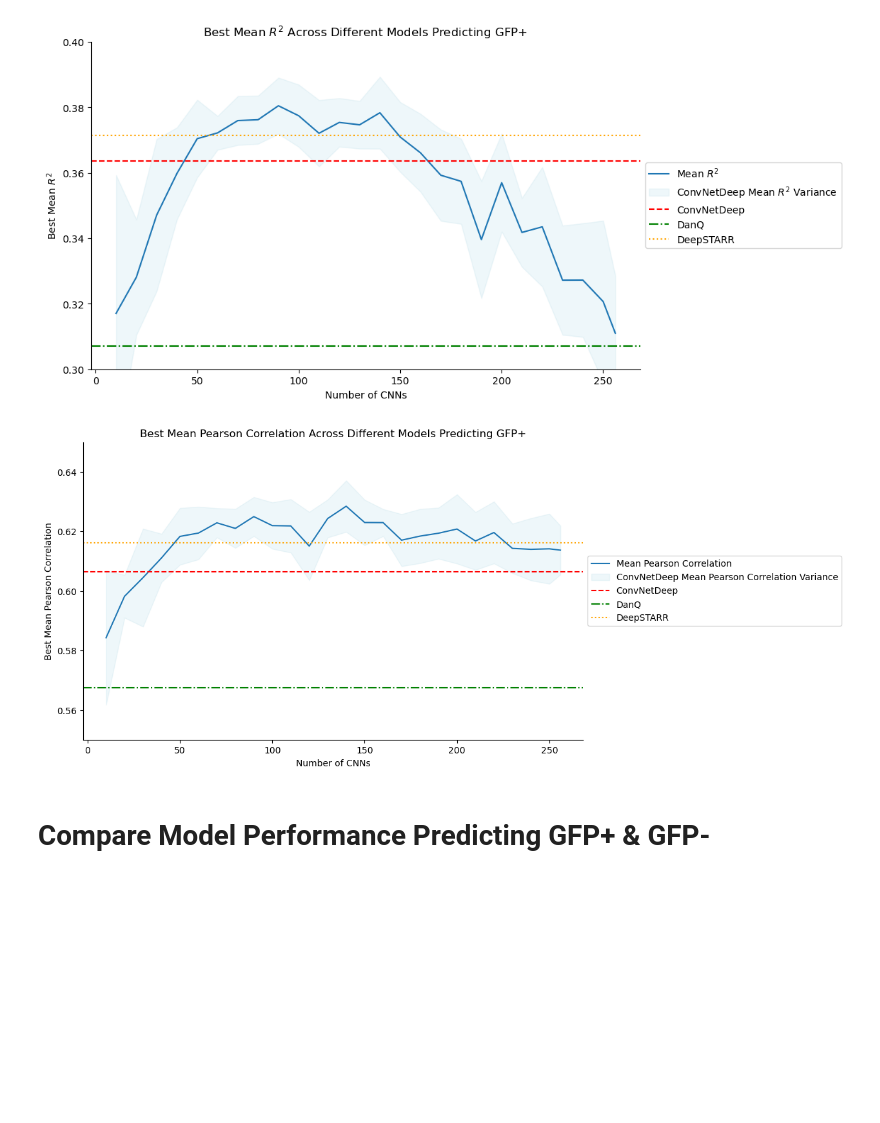
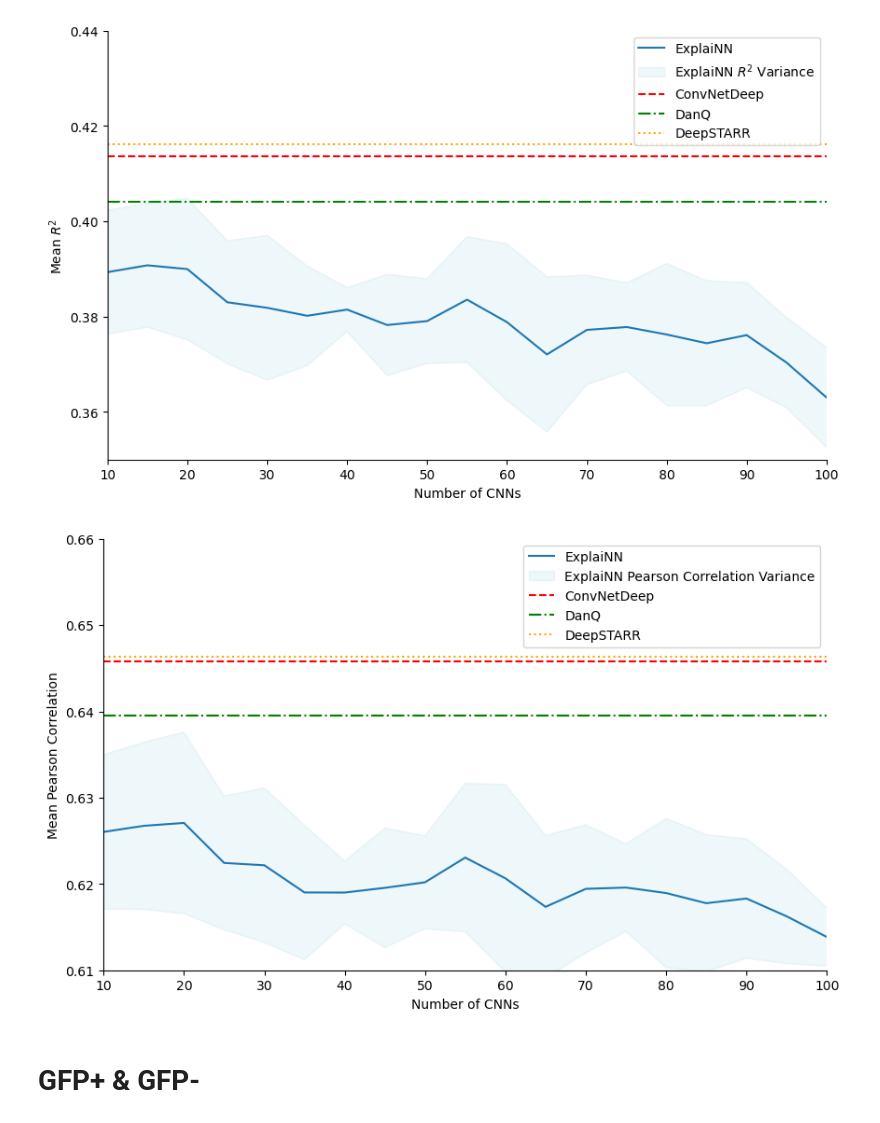
Before and after one commit to justinyutianji/Enhancer, a Jupyter notebook: Enhancer/visualization/Model_Performance_Comparison.ipynb, the cells around one changed output. Cells and saved outputs as stored; diff of their text form; code cells hidden in the pictures; blank space fills up the shorter version.

```diff
--- a/Enhancer/visualization/Model_Performance_Comparison.ipynb
+++ b/Enhancer/visualization/Model_Performance_Comparison.ipynb
@@ -18,5 +42,24 @@ Index(['Unnamed: 0', 'num_cnns', 'batch', 'lr', 'drop_out', 'seed', 'mse_p',
        'best_pearson_epoch', 'best_r2_epoch'],
       dtype='object')
+# %%
+# Function to calculate the highest mean r2_r for each num_cnns
+def calculate_highest_mean_explain(df, metric):
+    grouped = df.groupby(['num_cnns', 'batch', 'lr']).agg(mean_metric=(metric, 'mean')).reset_index()
+    return grouped.groupby('num_cnns')['mean_metric'].max()
+
+# Function to calculate the highest mean r2_r for dataframes without num_cnns
+def calculate_highest_mean_others(df, metric):
+    grouped = df.groupby(['batch', 'lr']).agg(mean_metric=(metric, 'mean')).reset_index()
+    return grouped['mean_metric'].max()
+
+# Assuming the calculation functions and data frame preparations are already defined
+# as provided in your previous messages
+
+# Apply the function to df_explain and other data frames
+df_explain_highest = calculate_highest_mean_explain(df_explain,'r2_r')
+max_r2_conv = calculate_highest_mean_others(df_conv,'r2_r')
+max_r2_dan = calculate_highest_mean_others(df_dan,'r2_r')
+max_r2_starr = calculate_highest_mean_others(df_starr,'r2_r')
 # %%
 # Function to calculate the highest mean r2_r for each num_cnns
 def calculate_highest_mean_explain(df, metric):
@@ -98,8 +143,13 @@ def find_best_combinations(df, metric):
     for num_cnn in df['num_cnns'].unique():
         subset = df[df['num_cnns'] == num_cnn]
         subset = subset[subset[metric] > 0]  # Removing negative values
-        best_comb = subset.loc[subset[metric].idxmax()][['batch', 'lr']]
-        best_combinations.append((num_cnn, best_comb['batch'], best_comb['lr']))
+        if not subset.empty:
+            best_comb = subset.loc[subset[metric].idxmax()][['batch', 'lr']]
+            best_combinations.append((num_cnn, best_comb['batch'], best_comb['lr']))
+
+    # Sort the best combinations by 'num_cnn' in ascending order
+    best_combinations.sort(key=lambda x: x[0])
+
     return best_combinations
 
 # Function to calculate mean and variance for the best combinations
@@ -129,23 +179,25 @@ max_pearson_starr = calculate_highest_mean_others(df_starr,'r2_r')
 
 # Plotting mean and variance
 plt.figure(figsize=(10, 6))
-plt.plot(num_cnns, mean_values_r2, label='Mean $R^2$', linestyle='-', markersize=3)
+plt.plot(num_cnns, mean_values_r2, label='ExplaiNN', linestyle='-', markersize=3)
 plt.fill_between(num_cnns,
                  np.array(mean_values_r2) - np.sqrt(variance_values_r2),
                  np.array(mean_values_r2) + np.sqrt(variance_values_r2),
-                 color='#ADD8E6', alpha=0.2, label='ConvNetDeep Mean $R^2$ Variance')
+                 color='#ADD8E6', alpha=0.2, label='ExplaiNN $R^2$ Variance')
 
 plt.axhline(y=max_r2_conv, color='red', linestyle='--', label='ConvNetDeep')
 plt.axhline(y=max_r2_dan, color='green', linestyle='-.', label='DanQ')
 plt.axhline(y=max_r2_starr, color='orange', linestyle=':', label='DeepSTARR')
 
-plt.title('Best Mean $R^2$ Across Different Models Predicting GFP+')
+#plt.title('Best Mean $R^2$ Across Different Models Predicting GFP+')
 plt.xlabel('Number of CNNs')
-plt.ylabel('Best Mean $R^2$')
-plt.legend(loc='center left', bbox_to_anchor=(1, 0.5))
+plt.ylabel('Mean $R^2$')
+plt.xlim(10,180)
+plt.legend(loc='upper right', bbox_to_anchor=(1, 1))
 plt.grid(False)  # Disable the grid
 plt.gca().set_facecolor('white')  # Set background to white
-plt.ylim(0.3, 0.4)  # Set y-axis limits
+plt.xlim(10,100)  # Set x-axis limits
+plt.ylim(0.35, 0.44)  # Set y-axis limits
 
 # Remove the top and right spines (borders)
 ax = plt.gca()
@@ -165,40 +217,42 @@ mean_values_pearson_corr_r, variance_values_pearson_corr_r = calculate_mean_vari
 # Extract num_cnn values
 num_cnns = [item[0] for item in best_combinations_pearson_corr_r]
 
 # Apply the function to df_explain and other data frames
 df_explain_highest = calculate_highest_mean_explain(df_explain,'pearson_corr_r')
 max_pearson_conv = calculate_highest_mean_others(df_conv,'pearson_corr_r')
 max_pearson_dan = calculate_highest_mean_others(df_dan,'pearson_corr_r')
 max_pearson_starr = calculate_highest_mean_others(df_starr,'pearson_corr_r')
 
 # Plotting mean and variance
 plt.figure(figsize=(10, 6))
-plt.plot(num_cnns, mean_values_pearson_corr_r, label='Mean Pearson Correlation', linestyle='-', markersize=3)
+plt.plot(num_cnns, mean_values_pearson_corr_r, label='ExplaiNN', linestyle='-', markersize=3)
 plt.fill_between(num_cnns,
                  np.array(mean_values_pearson_corr_r) - np.sqrt(variance_values_pearson_corr_r),
                  np.array(mean_values_pearson_corr_r) + np.sqrt(variance_values_pearson_corr_r),
-                 color='#ADD8E6', alpha=0.2, label='ConvNetDeep Mean Pearson Correlation Variance')
+                 color='#ADD8E6', alpha=0.2, label='ExplaiNN Pearson Correlation Variance')
 
 plt.axhline(y=max_pearson_conv, color='red', linestyle='--', label='ConvNetDeep')
 plt.axhline(y=max_pearson_dan, color='green', linestyle='-.', label='DanQ')
 plt.axhline(y=max_pearson_starr, color='orange', linestyle=':', label='DeepSTARR')
 
-plt.title('Best Mean Pearson Correlation Across Different Models Predicting GFP+')
+#plt.title('Best Mean Pearson Correlation Across Different Models Predicting GFP+')
 plt.xlabel('Number of CNNs')
-plt.ylabel('Best Mean Pearson Correlation')
-plt.legend(loc='center left', bbox_to_anchor=(1, 0.5))
+plt.ylabel('Mean Pearson Correlation')
+plt.xlim(10,180)
+plt.legend(loc='upper right', bbox_to_anchor=(1, 1))
 plt.grid(False)  # Disable the grid
 plt.gca().set_facecolor('white')  # Set background to white
-plt.ylim(0.55, 0.65)  # Set y-axis limits
+plt.xlim(10,100)  # Set x-axis limits
+plt.ylim(0.61, 0.66)  # Set y-axis limits
 
 # Remove the top and right spines (borders)
 ax = plt.gca()
 ax.spines['top'].set_visible(False)
 ax.spines['right'].set_visible(False)
 
 plt.show()
 # %% [output]
-[figure, old version]
+[figure, new version]
-[figure, old version]
+[figure, new version]
 # %% [markdown]
-# Compare Model Performance Predicting GFP+ & GFP-
+# GFP+ & GFP-
```
Also changed, not shown: parts of 9 cells of this notebook, 13 other files.
